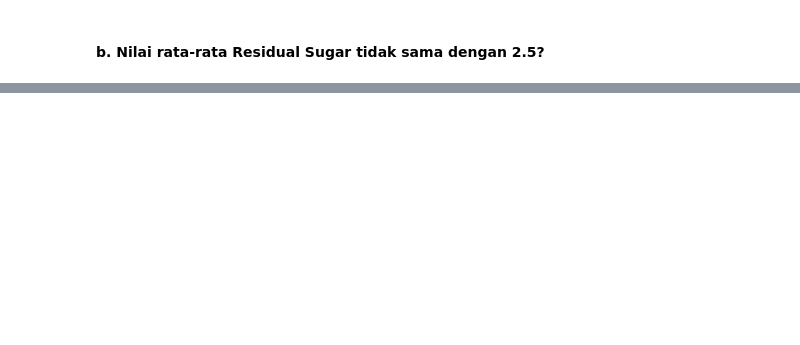
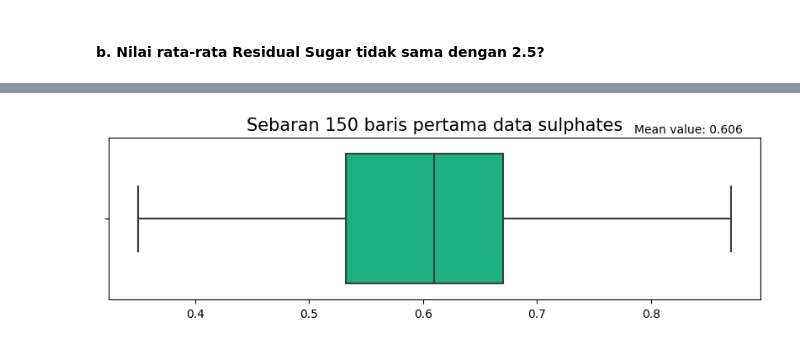
Before and after one commit to SaddamAnnais/K1-T1-IF2220-13521099, a Jupyter notebook: main.ipynb, the cells around one changed output, grey strips where cells are left out. Cells and saved outputs as stored; diff of their text form; code cells hidden in the pictures; blank space fills up the shorter version.

```diff
--- a/main.ipynb
+++ b/main.ipynb
@@ -506,0 +576,4 @@ Dengan demikian pernyataan rata-rata residual sugar tidak sama dengan 2.5 benar
+# %%
+hist_blox(anggur.head(150)['sulphates'], "Sebaran 150 baris pertama data sulphates")
+# %% [output]
+[figure, added]
```
Also changed, not shown: parts of 27 cells of this notebook.
